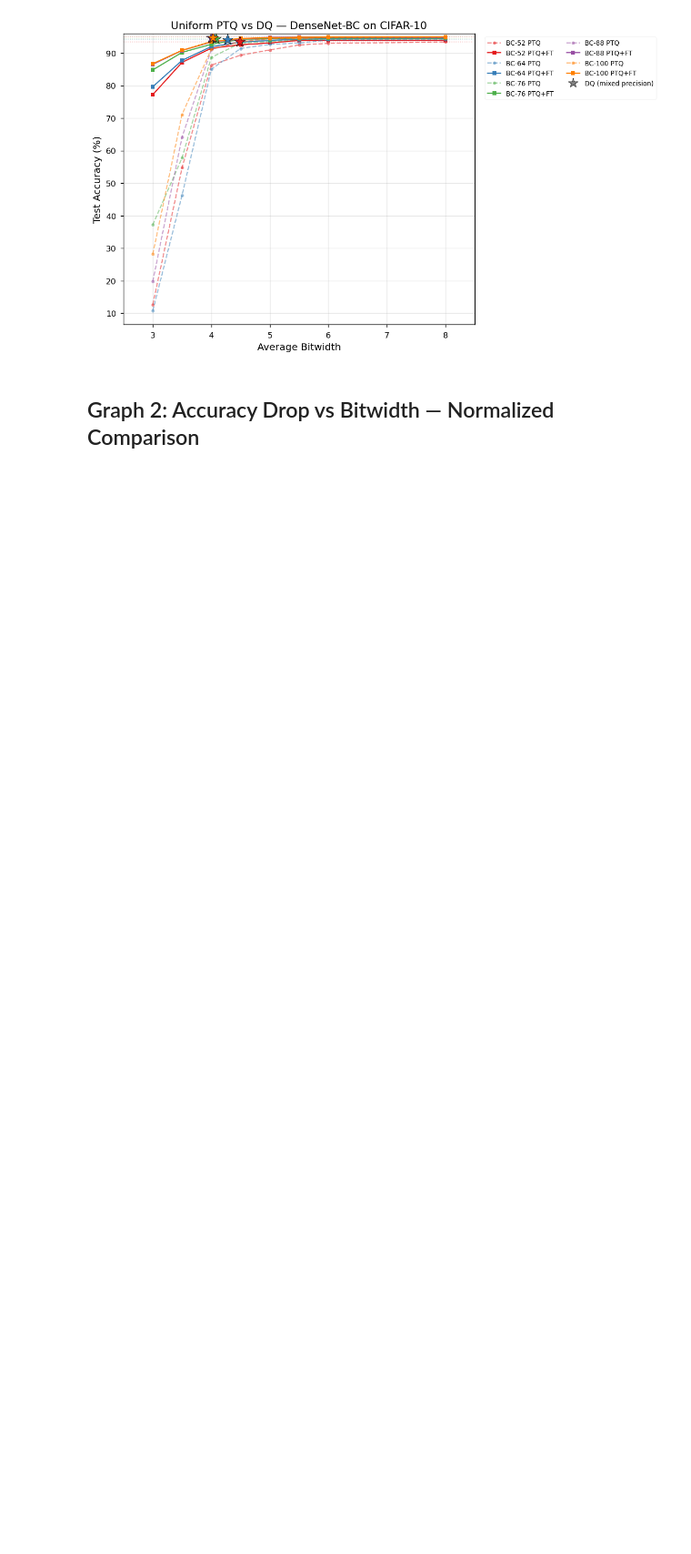
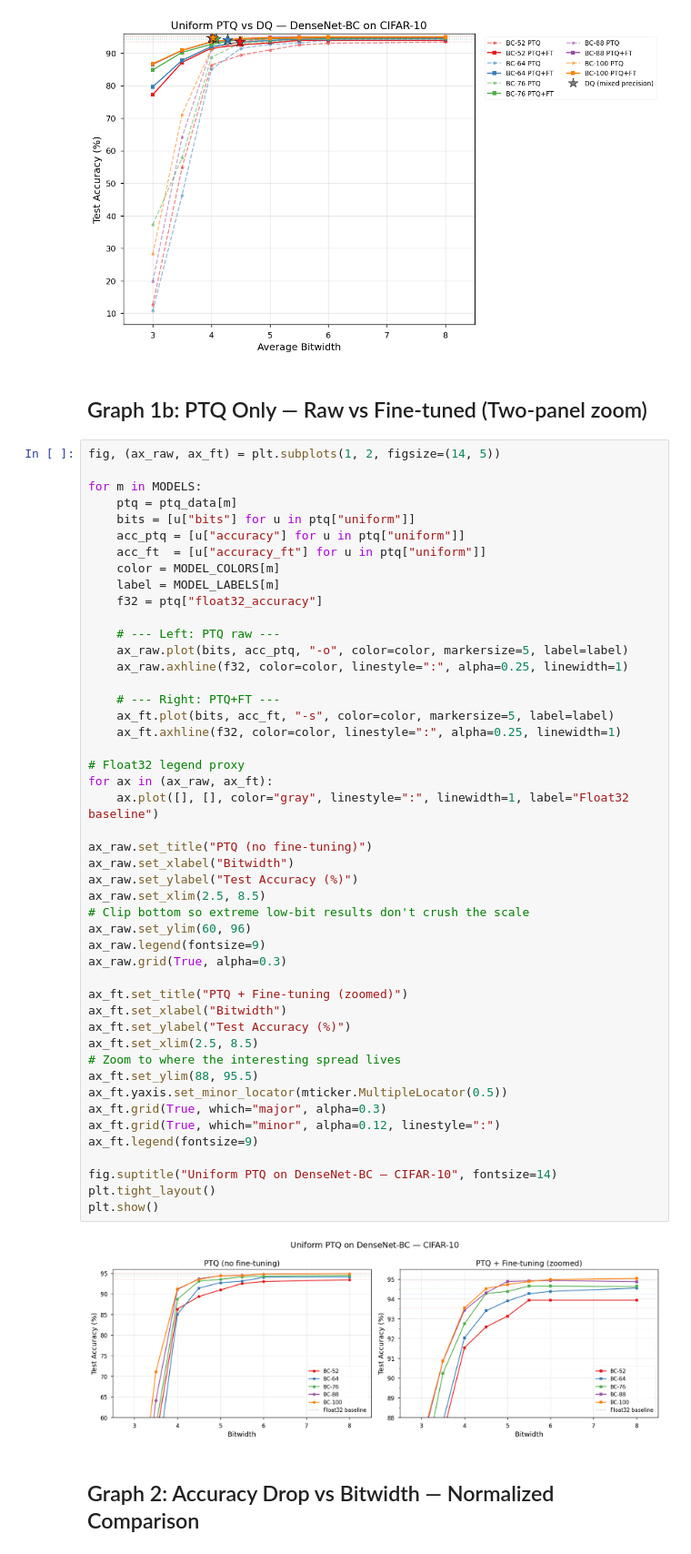
Before and after one commit to maklybae/mixed-precision-densenet, a Jupyter notebook: results_analysis.ipynb, the cells around one changed output. Shown at 91% size. Cells and saved outputs as stored; diff of their text form; blank space fills up the shorter version.

Commit message:
last results

```diff
--- a/results_analysis.ipynb
+++ b/results_analysis.ipynb
@@ -122,6 +122,57 @@ plt.tight_layout()
 plt.show()
 # %% [output]
 [figure]
+# %% [markdown]
+## Graph 1b: PTQ Only — Raw vs Fine-tuned (Two-panel zoom)
+# %%
+fig, (ax_raw, ax_ft) = plt.subplots(1, 2, figsize=(14, 5))
+
+for m in MODELS:
+    ptq = ptq_data[m]
+    bits = [u["bits"] for u in ptq["uniform"]]
+    acc_ptq = [u["accuracy"] for u in ptq["uniform"]]
+    acc_ft  = [u["accuracy_ft"] for u in ptq["uniform"]]
+    color = MODEL_COLORS[m]
+    label = MODEL_LABELS[m]
+    f32 = ptq["float32_accuracy"]
+
+    # --- Left: PTQ raw ---
+    ax_raw.plot(bits, acc_ptq, "-o", color=color, markersize=5, label=label)
+    ax_raw.axhline(f32, color=color, linestyle=":", alpha=0.25, linewidth=1)
+
+    # --- Right: PTQ+FT ---
+    ax_ft.plot(bits, acc_ft, "-s", color=color, markersize=5, label=label)
+    ax_ft.axhline(f32, color=color, linestyle=":", alpha=0.25, linewidth=1)
+
+# Float32 legend proxy
+for ax in (ax_raw, ax_ft):
+    ax.plot([], [], color="gray", linestyle=":", linewidth=1, label="Float32 baseline")
+
+ax_raw.set_title("PTQ (no fine-tuning)")
+ax_raw.set_xlabel("Bitwidth")
+ax_raw.set_ylabel("Test Accuracy (%)")
+ax_raw.set_xlim(2.5, 8.5)
+# Clip bottom so extreme low-bit results don't crush the scale
+ax_raw.set_ylim(60, 96)
+ax_raw.legend(fontsize=9)
+ax_raw.grid(True, alpha=0.3)
+
+ax_ft.set_title("PTQ + Fine-tuning (zoomed)")
+ax_ft.set_xlabel("Bitwidth")
+ax_ft.set_ylabel("Test Accuracy (%)")
+ax_ft.set_xlim(2.5, 8.5)
+# Zoom to where the interesting spread lives
+ax_ft.set_ylim(88, 95.5)
+ax_ft.yaxis.set_minor_locator(mticker.MultipleLocator(0.5))
+ax_ft.grid(True, which="major", alpha=0.3)
+ax_ft.grid(True, which="minor", alpha=0.12, linestyle=":")
+ax_ft.legend(fontsize=9)
+
+fig.suptitle("Uniform PTQ on DenseNet-BC — CIFAR-10", fontsize=14)
+plt.tight_layout()
+plt.show()
+# %% [output]
+[figure, added]
 # %% [markdown]
 ## Graph 2: Accuracy Drop vs Bitwidth — Normalized Comparison
 # %%
```
Also changed, not shown: parts of 7 cells of this notebook, 41 other files.
